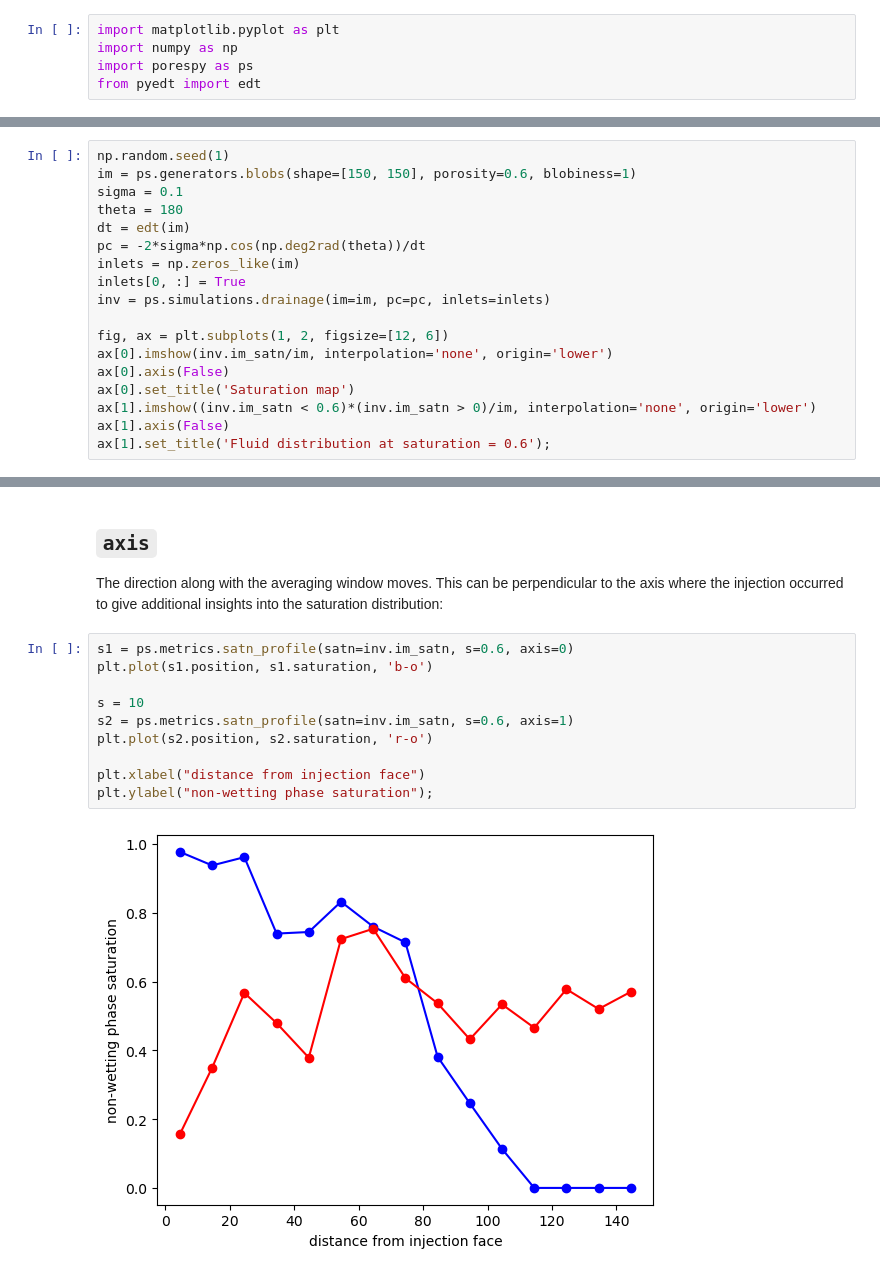
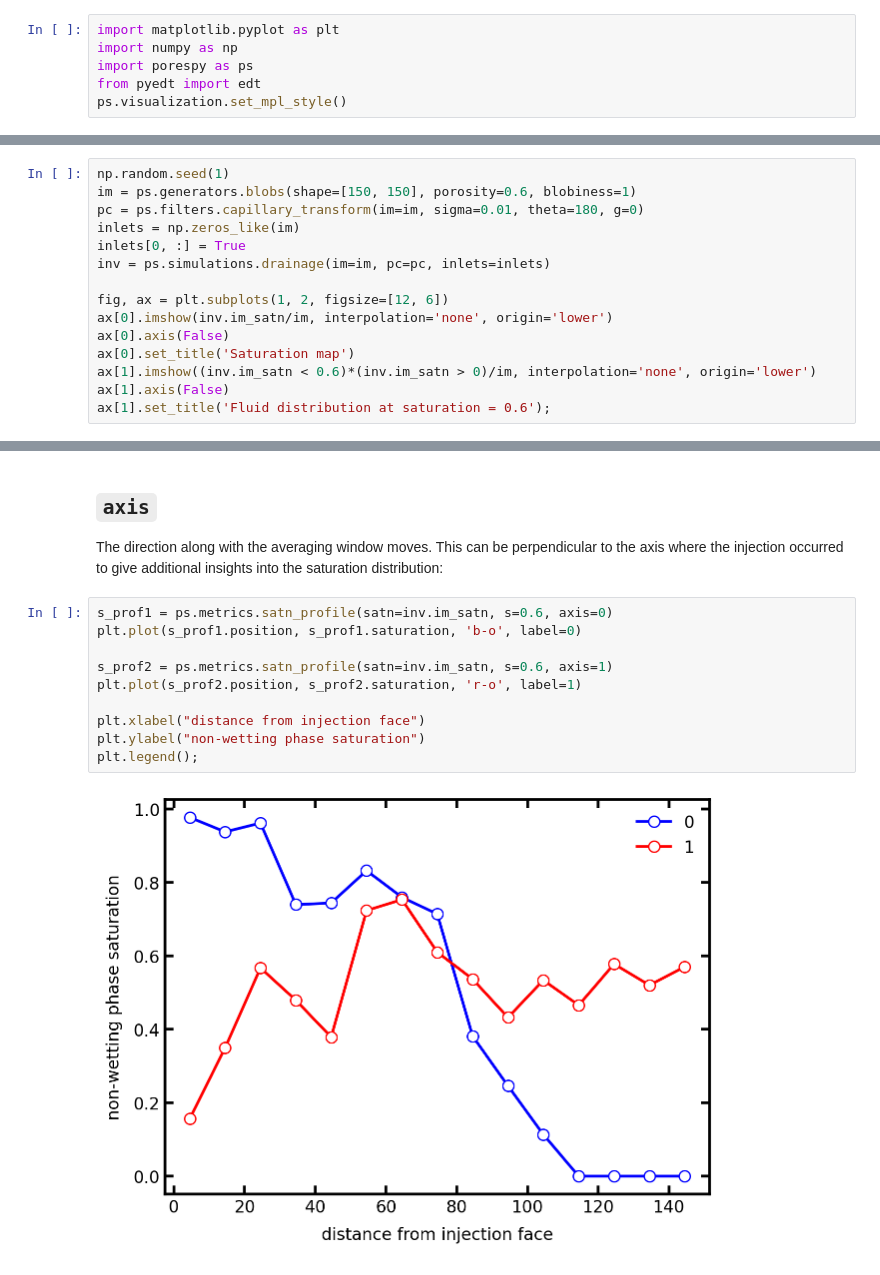
Before and after one commit to habi/porespy, a Jupyter notebook: examples/metrics/reference/satn_profile.ipynb, the cells around one changed output, grey strips where cells are left out. Drawn from its saved outputs; the diff is of its cells as text.

```diff
--- a/examples/metrics/reference/satn_profile.ipynb
+++ b/examples/metrics/reference/satn_profile.ipynb
@@ -6,3 +6,4 @@ import matplotlib.pyplot as plt
 import numpy as np
 import porespy as ps
 from pyedt import edt
+ps.visualization.set_mpl_style()
@@ -18,10 +12,7 @@ Start by performing a basic invasion simulation:
 # %%
 np.random.seed(1)
 im = ps.generators.blobs(shape=[150, 150], porosity=0.6, blobiness=1)
-sigma = 0.1
-theta = 180
-dt = edt(im)
-pc = -2*sigma*np.cos(np.deg2rad(theta))/dt
+pc = ps.filters.capillary_transform(im=im, sigma=0.01, theta=180, g=0)
 inlets = np.zeros_like(im)
 inlets[0, :] = True
 inv = ps.simulations.drainage(im=im, pc=pc, inlets=inlets)
@@ -104,14 +97,14 @@ plt.ylabel("non-wetting phase saturation");
 ## `axis`
 The direction along with the averaging window moves. This can be perpendicular to the axis where the injection occurred to give additional insights into the saturation distribution:
 # %%
-s1 = ps.metrics.satn_profile(satn=inv.im_satn, s=0.6, axis=0)
-plt.plot(s1.position, s1.saturation, 'b-o')
+s_prof1 = ps.metrics.satn_profile(satn=inv.im_satn, s=0.6, axis=0)
+plt.plot(s_prof1.position, s_prof1.saturation, 'b-o', label=0)
 
-s = 10
-s2 = ps.metrics.satn_profile(satn=inv.im_satn, s=0.6, axis=1)
-plt.plot(s2.position, s2.saturation, 'r-o')
+s_prof2 = ps.metrics.satn_profile(satn=inv.im_satn, s=0.6, axis=1)
+plt.plot(s_prof2.position, s_prof2.saturation, 'r-o', label=1)
 
 plt.xlabel("distance from injection face")
-plt.ylabel("non-wetting phase saturation");
+plt.ylabel("non-wetting phase saturation")
+plt.legend();
 # %% [output]
-[figure, old version]
+[figure, new version]
```
Also changed, not shown: parts of 7 cells of this notebook, 2 other files.
